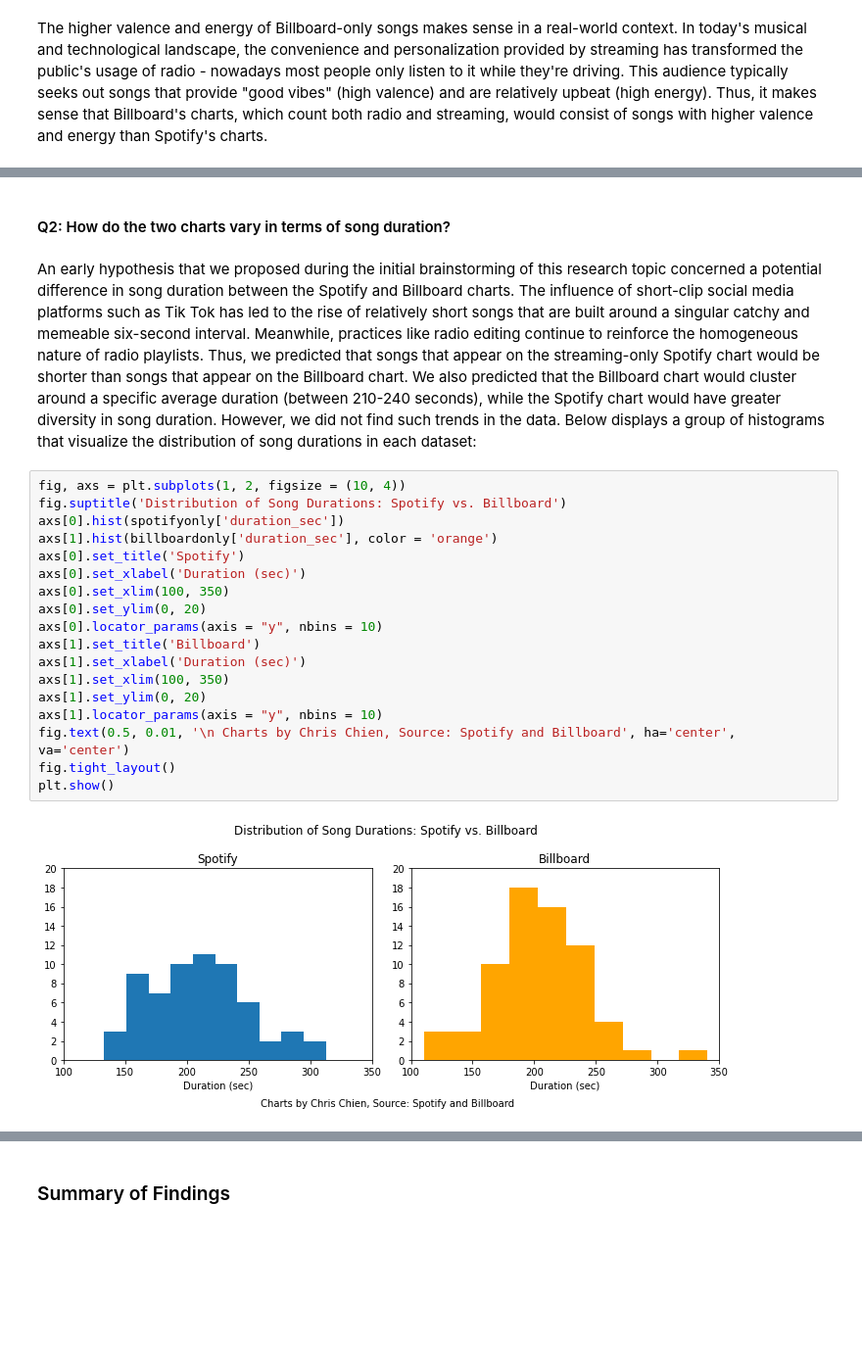
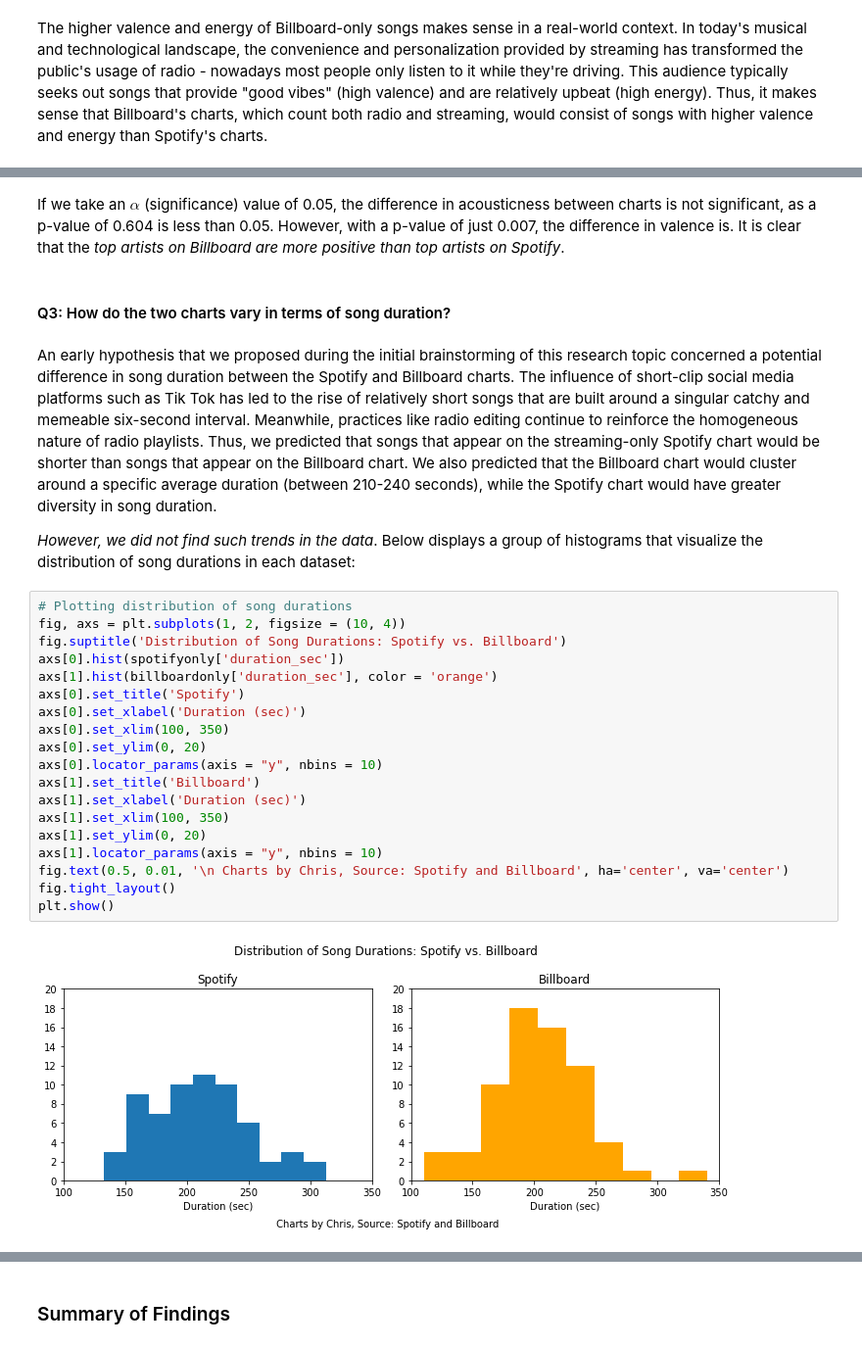
Before and after one commit to mbod/comm318_F21_Project_Group2, a Jupyter notebook: final_data_story/Are Songs Popular On the Spotify and Billboard Charts All That Different?.ipynb, the cells around one changed output, grey strips where cells are left out. Shown at 98% size. Cells and saved outputs as stored; diff of their text form; blank space fills up the shorter version.

Commit message:
data story and analysis updates commit

```diff
--- a/final_data_story/Are Songs Popular On the Spotify and Billboard Charts All That Different?.ipynb
+++ b/final_data_story/Are Songs Popular On the Spotify and Billboard Charts All That Different?.ipynb
@@ -310,25 +347,30 @@ The higher valence and energy of Billboard-only songs makes sense in a real-worl
+# %% [markdown]
+If we take an $\alpha$ (significance) value of 0.05, the difference in acousticness between charts is not significant, as a p-value of 0.604 is less than 0.05. However, with a p-value of just 0.007, the difference in valence is. It is clear that the _top artists on Billboard are more positive than top artists on Spotify_.
 # %% [markdown]
-#### Q2: How do the two charts vary in terms of song duration?
+#### Q3: How do the two charts vary in terms of song duration?
 # %% [markdown]
-An early hypothesis that we proposed during the initial brainstorming of this research topic concerned a potential difference in song duration between the Spotify and Billboard charts. The influence of short-clip social media platforms such as Tik Tok has led to the rise of relatively short songs that are built around a singular catchy and memeable six-second interval. Meanwhile, practices like radio editing continue to reinforce the homogeneous nature of radio playlists. Thus, we predicted that songs that appear on the streaming-only Spotify chart would be shorter than songs that appear on the Billboard chart. We also predicted that the Billboard chart would cluster around a specific average duration (between 210-240 seconds), while the Spotify chart would have greater diversity in song duration. However, we did not find such trends in the data. Below displays a group of histograms that visualize the distribution of song durations in each dataset:
+An early hypothesis that we proposed during the initial brainstorming of this research topic concerned a potential difference in song duration between the Spotify and Billboard charts. The influence of short-clip social media platforms such as Tik Tok has led to the rise of relatively short songs that are built around a singular catchy and memeable six-second interval. Meanwhile, practices like radio editing continue to reinforce the homogeneous nature of radio playlists. Thus, we predicted that songs that appear on the streaming-only Spotify chart would be shorter than songs that appear on the Billboard chart. We also predicted that the Billboard chart would cluster around a specific average duration (between 210-240 seconds), while the Spotify chart would have greater diversity in song duration.
+
+_However, we did not find such trends in the data_. Below displays a group of histograms that visualize the distribution of song durations in each dataset:
 # %%
+# Plotting distribution of song durations
 fig, axs = plt.subplots(1, 2, figsize = (10, 4))
 fig.suptitle('Distribution of Song Durations: Spotify vs. Billboard')
 axs[0].hist(spotifyonly['duration_sec'])
 axs[1].hist(billboardonly['duration_sec'], color = 'orange')
 axs[0].set_title('Spotify')
 axs[0].set_xlabel('Duration (sec)')
 axs[0].set_xlim(100, 350)
 axs[0].set_ylim(0, 20)
 axs[0].locator_params(axis = "y", nbins = 10)
 axs[1].set_title('Billboard')
 axs[1].set_xlabel('Duration (sec)')
 axs[1].set_xlim(100, 350)
 axs[1].set_ylim(0, 20)
 axs[1].locator_params(axis = "y", nbins = 10)
-fig.text(0.5, 0.01, '\n Charts by Chris Chien, Source: Spotify and Billboard', ha='center', va='center')
+fig.text(0.5, 0.01, '\n Charts by Chris, Source: Spotify and Billboard', ha='center', va='center')
 fig.tight_layout()
 plt.show()
 # %% [output]
-[figure, old version]
+[figure, new version]
 # %% [markdown]
```
Also changed, not shown: parts of 33 cells of this notebook, 22 other files.
